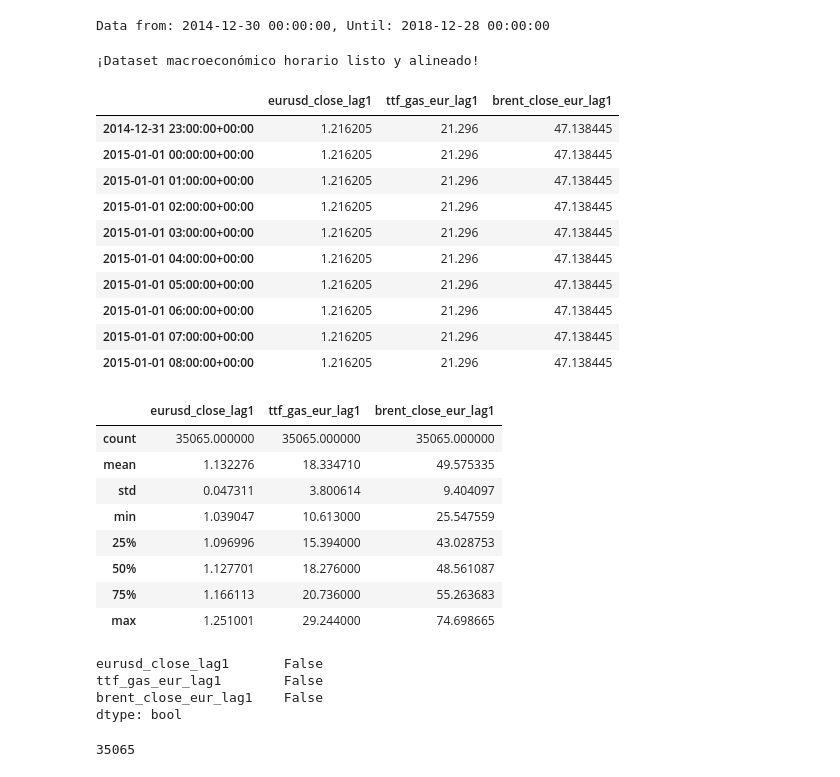
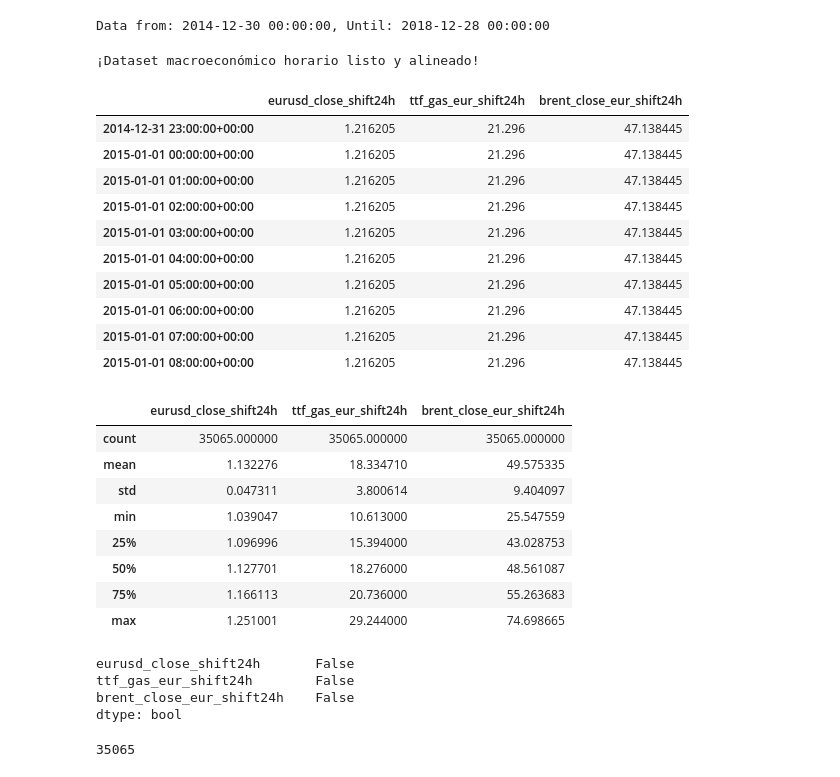
Before and after one commit to Iker-Jauregui/TS_Final_Assignment, a Jupyter notebook: notebooks/03_EXOGS.ipynb, the cells around one changed output. Cells and saved outputs as stored; diff of their text form; code cells hidden in the pictures.

```diff
--- a/notebooks/03_EXOGS.ipynb
+++ b/notebooks/03_EXOGS.ipynb
@@ -83,9 +83,9 @@ eurusd_df = eurusd_df.reindex(all_days).ffill()
 df_ttf = df_ttf.reindex(all_days).ffill()
 
 # Prevenir Data Leakage (Shift 1 día)
-brent_df['brent_close_usd_lag1'] = brent_df['brent_close_usd'].shift(1)
-eurusd_df['eurusd_close_lag1'] = eurusd_df['eurusd_close'].shift(1)
-df_ttf['ttf_gas_eur_lag1'] = df_ttf['ttf_gas_eur'].shift(1)
+brent_df['brent_close_usd_shift24h'] = brent_df['brent_close_usd'].shift(1)
+eurusd_df['eurusd_close_shift24h'] = eurusd_df['eurusd_close'].shift(1)
+df_ttf['ttf_gas_eur_shift24h'] = df_ttf['ttf_gas_eur'].shift(1)
 
 # Limpiar columnas originales que miran al futuro
 brent_df = brent_df.drop(columns=['brent_close_usd'])
@@ -98,36 +98,36 @@ if isinstance(brent_df.columns, pd.MultiIndex):
     brent_df.columns = brent_df.columns.get_level_values(0)
 if isinstance(eurusd_df.columns, pd.MultiIndex):
     eurusd_df.columns = eurusd_df.columns.get_level_values(0)
 
 # Unimos los 3 datasets (como no tienen zona horaria, encajan a la perfección)
 macro_df = brent_df.join(eurusd_df).join(df_ttf)
 
 # Feature Engineering: Brent en Euros
-macro_df['brent_close_eur_lag1'] = macro_df['brent_close_usd_lag1'] / macro_df['eurusd_close_lag1']
+macro_df['brent_close_eur_shift24h'] = macro_df['brent_close_usd_shift24h'] / macro_df['eurusd_close_shift24h']
 
 # Borrar filas nulas generadas por los lags al principio
 macro_df = macro_df.dropna()
-macro_df = macro_df.drop(columns=["brent_close_usd_lag1"])
+macro_df = macro_df.drop(columns=["brent_close_usd_shift24h"])
 
 # --- 5. TIMEZONE CONVERSION AND HOURLY EXPANSION ---
 # Aplicamos la conversión Madrid -> UTC a TODO el dataframe unido
 macro_df.index = macro_df.index.tz_localize('Europe/Madrid').tz_convert('UTC')
 
 # Creamos el índice horario final objetivo
 hourly_utc_idx = pd.date_range(
     start='2014-12-31 23:00:00+00:00',
     end='2018-12-31 23:00:00+00:00',
     freq='h'
 )
 
 # Expandimos a resolución horaria repitiendo el valor del día
 macro_hourly_df = macro_df.reindex(hourly_utc_idx, method='ffill')
 
 print("¡Dataset macroeconómico horario listo y alineado!")
 display(macro_hourly_df.head(10))
 # %% [output]
 ¡Dataset macroeconómico horario listo y alineado!
-|  | eurusd_close_lag1 | ttf_gas_eur_lag1 | brent_close_eur_lag1 |
+|  | eurusd_close_shift24h | ttf_gas_eur_shift24h | brent_close_eur_shift24h |
 | 2014-12-31 23:00:00+00:00 | 1.216205 | 21.296 | 47.138445 |
 | 2015-01-01 00:00:00+00:00 | 1.216205 | 21.296 | 47.138445 |
 | 2015-01-01 01:00:00+00:00 | 1.216205 | 21.296 | 47.138445 |
@@ -141,7 +141,7 @@ display(macro_hourly_df.head(10))
 # %%
 macro_hourly_df.describe()
 # %% [output]
-|  | eurusd_close_lag1 | ttf_gas_eur_lag1 | brent_close_eur_lag1 |
+|  | eurusd_close_shift24h | ttf_gas_eur_shift24h | brent_close_eur_shift24h |
 | count | 35065.000000 | 35065.000000 | 35065.000000 |
 | mean | 1.132276 | 18.334710 | 49.575335 |
 | std | 0.047311 | 3.800614 | 9.404097 |
@@ -153,9 +153,9 @@ macro_hourly_df.describe()
 # %%
 (macro_hourly_df.isna()).any()
 # %% [output]
-eurusd_close_lag1       False
-ttf_gas_eur_lag1        False
-brent_close_eur_lag1    False
+eurusd_close_shift24h       False
+ttf_gas_eur_shift24h        False
+brent_close_eur_shift24h    False
 dtype: bool
 # %%
 len(macro_hourly_df)
```
Also changed, not shown: parts of 3 cells of this notebook, 1 other file.
